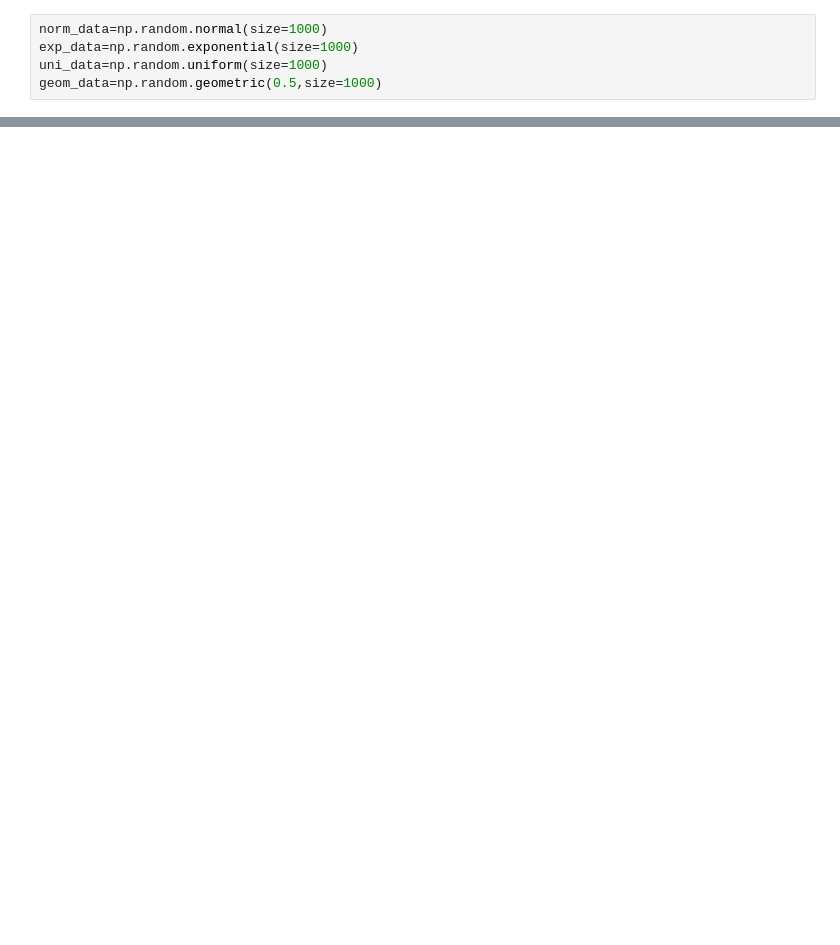
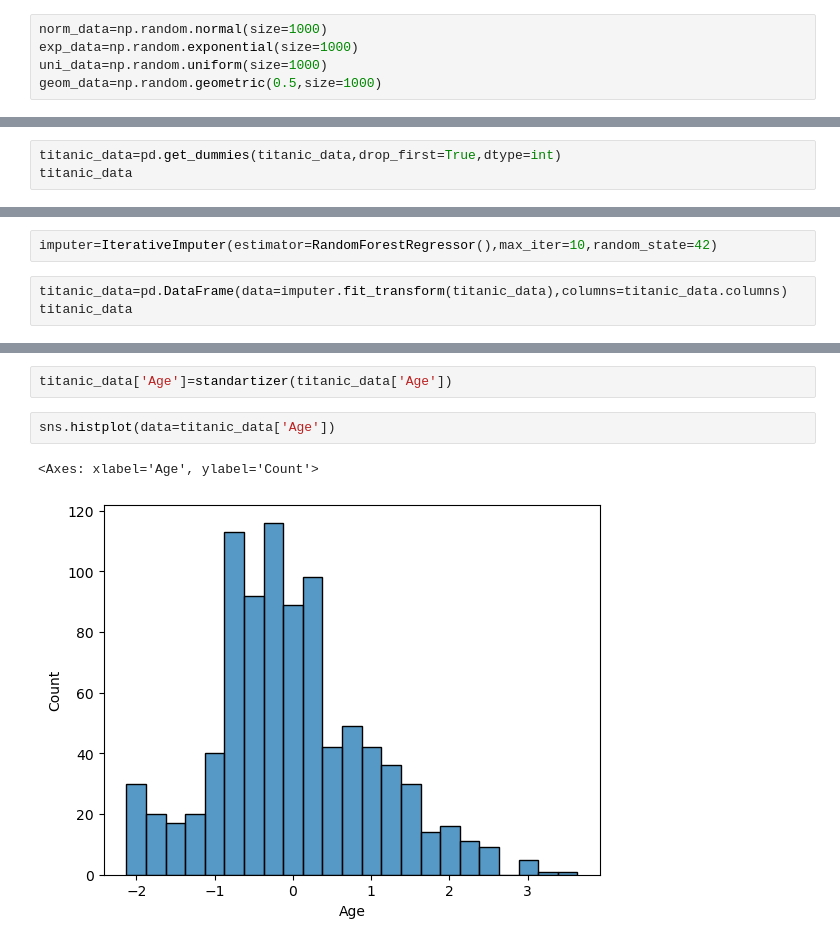
Before and after one commit to BombasticFantastik/DataScience-2024-SFU-Work5, a Jupyter notebook: Pract5.ipynb, the cells around one changed output, grey strips where cells are left out. Saved outputs shown, nothing was run; the diff lists cells and outputs as text; blank space fills up the shorter version.

```diff
--- a/Pract5.ipynb
+++ b/Pract5.ipynb
@@ -30,0 +141,3 @@ axes[0][0]
+# %%
+titanic_data=pd.get_dummies(titanic_data,drop_first=True,dtype=int)
+titanic_data
@@ -30,0 +161,5 @@ axes[0][0]
+# %%
+imputer=IterativeImputer(estimator=RandomForestRegressor(),max_iter=10,random_state=42)
+# %%
+titanic_data=pd.DataFrame(data=imputer.fit_transform(titanic_data),columns=titanic_data.columns)
+titanic_data
@@ -30,0 +180,7 @@ axes[0][0]
+# %%
+titanic_data['Age']=standartizer(titanic_data['Age'])
+# %%
+sns.histplot(data=titanic_data['Age'])
+# %% [output]
+<Axes: xlabel='Age', ylabel='Count'>
+[figure, added]
```
Also changed, not shown: parts of 22 cells of this notebook, 2 other files.
